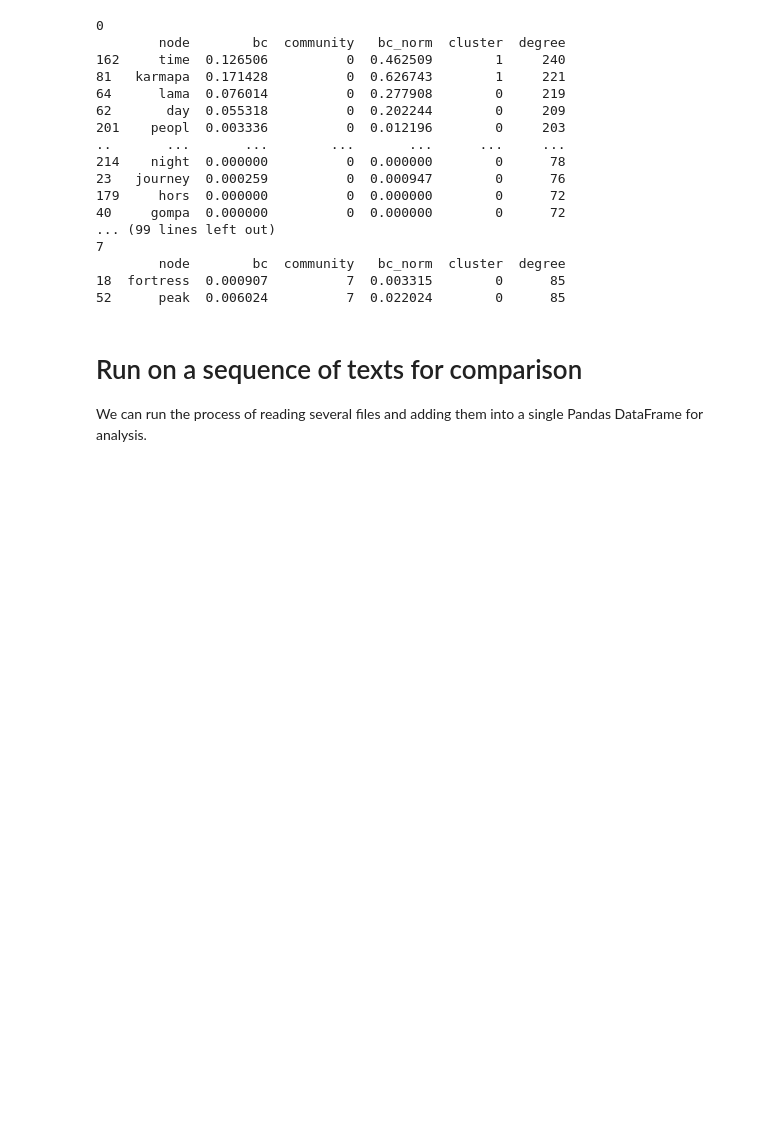
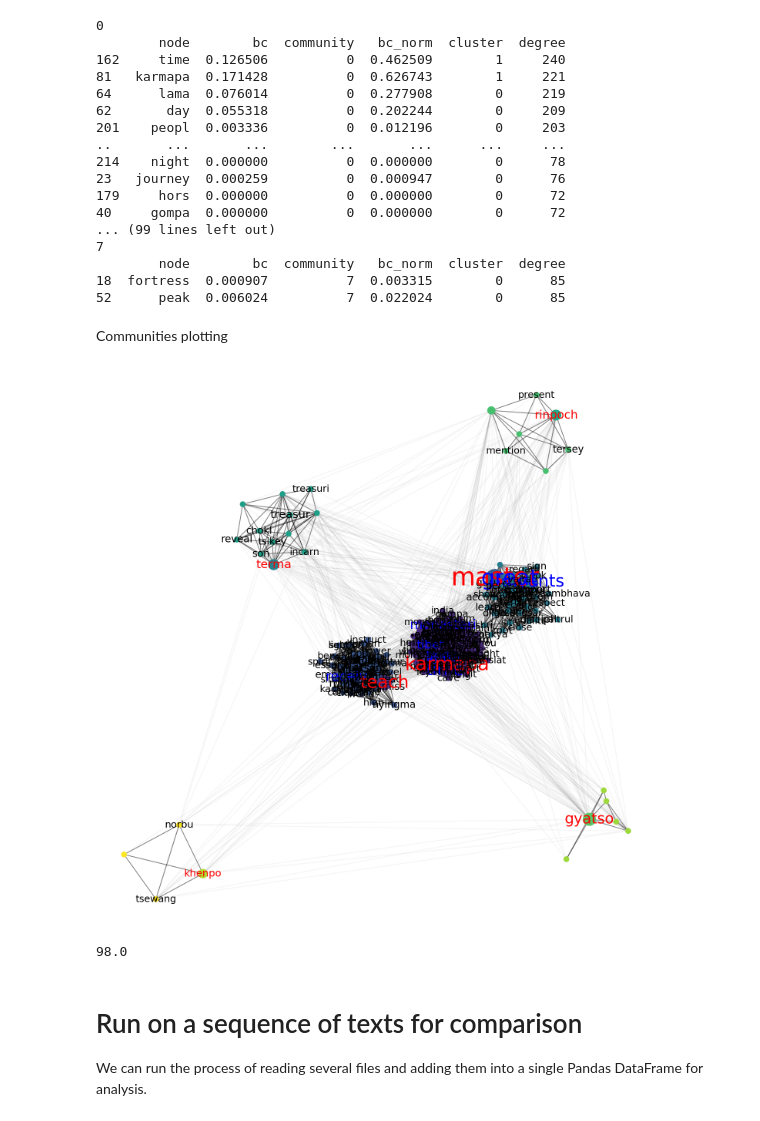
Before and after one commit to Uiuran/text-network-notebooks, a Jupyter notebook: textnet.ipynb, the cells around one changed output. Saved outputs shown, nothing was run; the diff lists cells and outputs as text; code cells hidden in the pictures; blank space fills up the shorter version.

Commit message:
refatoring textnet-vis to be a class

```diff
--- a/textnet.ipynb
+++ b/textnet.ipynb
@@ -312,3 +133,5 @@ for com,df in experiment.bc_top_all.groupby('community'):
         node        bc  community   bc_norm  cluster  degree
 18  fortress  0.000907          7  0.003315        0      85
 52      peak  0.006024          7  0.022024        0      85
+# %% [markdown]
+Communities plotting
@@ -315,3 +303,12 @@ for com,df in experiment.bc_top_all.groupby('community'):
+# %%
+vis=TextnetVis(experiment)
+vis.plot_textnet()
+# %% [output]
+[figure, added]
+# %%
+experiment.bc_top_all.set_index('node').loc['ritual']['degree']
+# %% [output]
+98.0
 # %%
 transposed = data.T # Flip X to Y
 results = transposed[["modularity","entropy","nodesInTopCom","nodesInGiantCom"]]
```
Also changed, not shown: parts of 6 cells of this notebook.
